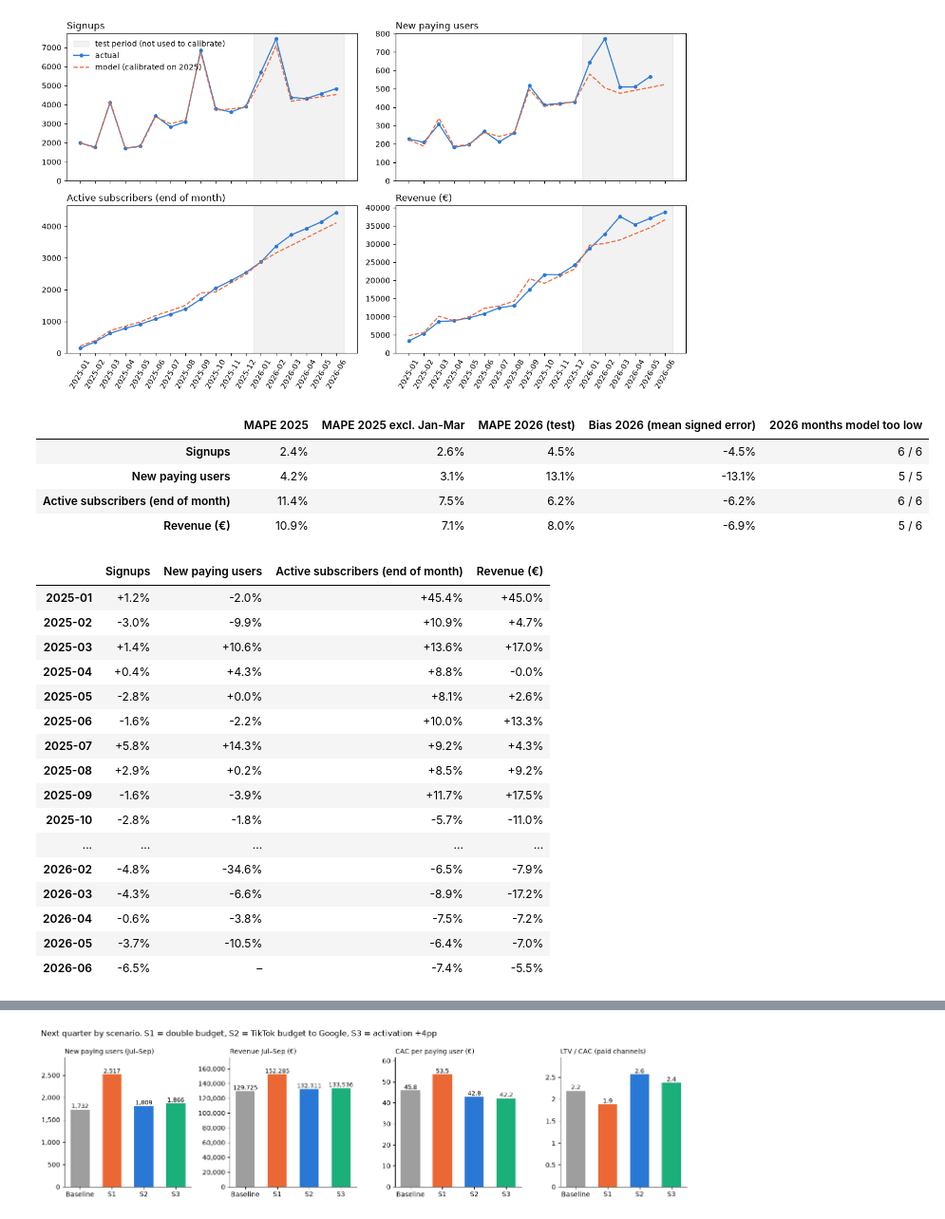
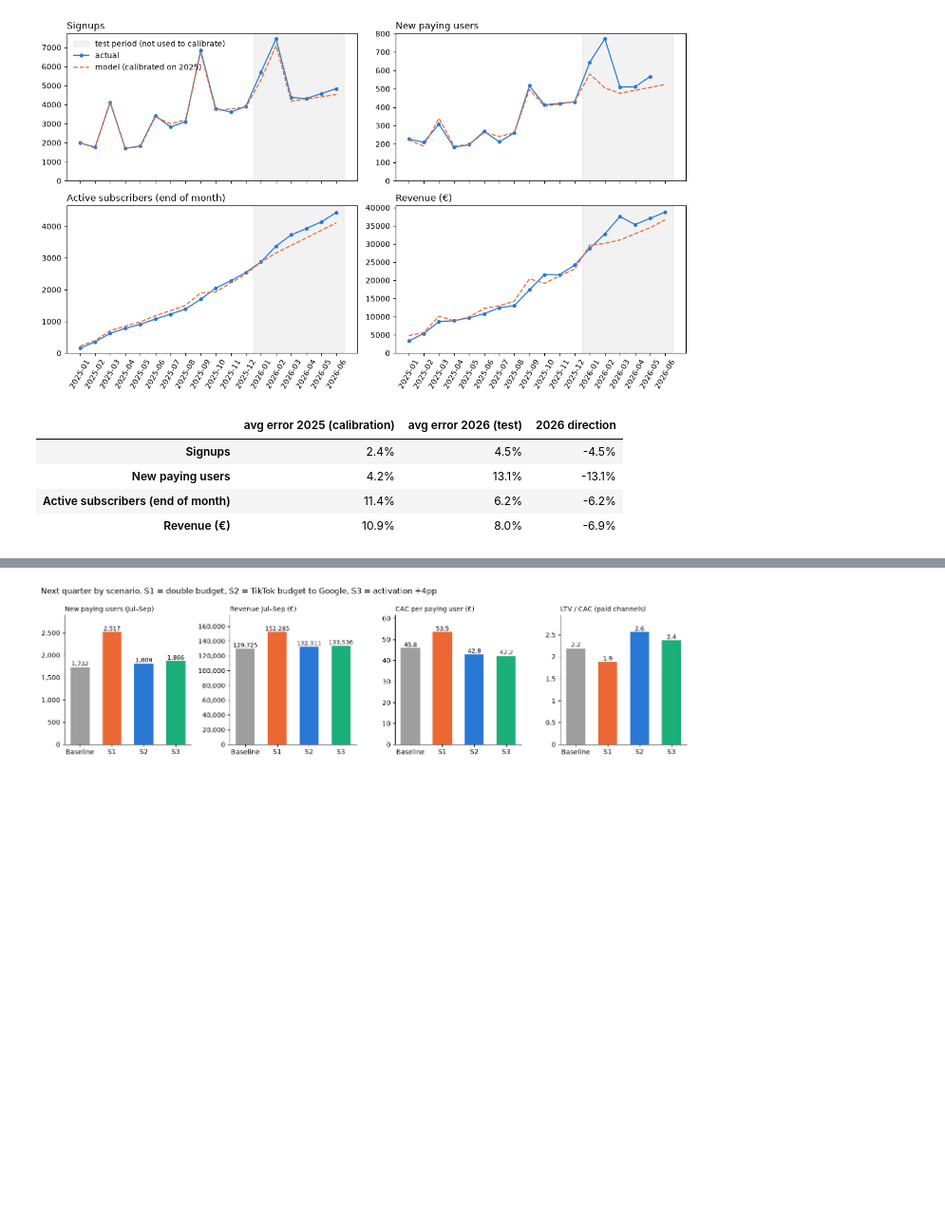
Before and after one commit to abdo0620/Filoop, a Jupyter notebook: notebooks/growth_model.ipynb, the cells around one changed output, grey strips where cells are left out. Shown at 95% size. Saved outputs shown, nothing was run; the diff lists cells and outputs as text; code cells hidden in the pictures; blank space fills up the shorter version.

```diff
--- a/notebooks/growth_model.ipynb
+++ b/notebooks/growth_model.ipynb
@@ -424,42 +412,17 @@ plt.show()
 # %% [output]
 [figure]
 # %%
-# Error per month, with sign: + = model too high, - = model too low
+# error per month: + = model too high, - = model too low
 err = (predicted - actual) / actual
-early = MONTHS < pd.Period("2025-04", "M")   # Jan-Mar 2025: very few subscribers
-
-summary = pd.DataFrame({
-    "MAPE 2025": err[train].abs().mean(),
-    "MAPE 2025 excl. Jan-Mar": err[train & ~early].abs().mean(),
-    "MAPE 2026 (test)": err[~train].abs().mean(),
-    "Bias 2026 (mean signed error)": err[~train].mean(),
-    "2026 months model too low": (err[~train] < 0).sum().astype(str) + " / " + err[~train].notna().sum().astype(str),
-}).rename(index=titles)
-display(summary.style.format({c: ("{:+.1%}" if "Bias" in c else "{:.1%}") for c in summary.columns[:4]}))
-
-monthly = err.rename(columns=titles).set_axis(MONTHS.astype(str))
-display(monthly.style.format("{:+.1%}", na_rep="–").background_gradient(cmap="RdBu_r", vmin=-0.3, vmax=0.3))
+pd.DataFrame({
+    "avg error 2025 (calibration)": err[train].abs().mean(),
+    "avg error 2026 (test)": err[~train].abs().mean(),
+    "2026 direction": err[~train].mean(),
+}).rename(index=titles).style.format({"avg error 2025 (calibration)": "{:.1%}", "avg error 2026 (test)": "{:.1%}", "2026 direction": "{:+.1%}"})
 # %% [output]
-|  | MAPE 2025 | MAPE 2025 excl. Jan-Mar | MAPE 2026 (test) | Bias 2026 (mean signed error) | 2026 months model too low |
-| Signups | 2.4% | 2.6% | 4.5% | -4.5% | 6 / 6 |
-| New paying users | 4.2% | 3.1% | 13.1% | -13.1% | 5 / 5 |
-| Active subscribers (end of month) | 11.4% | 7.5% | 6.2% | -6.2% | 6 / 6 |
-| Revenue (€) | 10.9% | 7.1% | 8.0% | -6.9% | 5 / 6 |
+|  | avg error 2025 (calibration) | avg error 2026 (test) | 2026 direction |
+| Signups | 2.4% | 4.5% | -4.5% |
+| New paying users | 4.2% | 13.1% | -13.1% |
+| Active subscribers (end of month) | 11.4% | 6.2% | -6.2% |
+| Revenue (€) | 10.9% | 8.0% | -6.9% |
-|  | Signups | New paying users | Active subscribers (end of month) | Revenue (€) |
-| 2025-01 | +1.2% | -2.0% | +45.4% | +45.0% |
-| 2025-02 | -3.0% | -9.9% | +10.9% | +4.7% |
-| 2025-03 | +1.4% | +10.6% | +13.6% | +17.0% |
-| 2025-04 | +0.4% | +4.3% | +8.8% | -0.0% |
-| 2025-05 | -2.8% | +0.0% | +8.1% | +2.6% |
-| 2025-06 | -1.6% | -2.2% | +10.0% | +13.3% |
-| 2025-07 | +5.8% | +14.3% | +9.2% | +4.3% |
-| 2025-08 | +2.9% | +0.2% | +8.5% | +9.2% |
-| 2025-09 | -1.6% | -3.9% | +11.7% | +17.5% |
-| 2025-10 | -2.8% | -1.8% | -5.7% | -11.0% |
-| ... | ... | ... | ... | ... |
-| 2026-02 | -4.8% | -34.6% | -6.5% | -7.9% |
-| 2026-03 | -4.3% | -6.6% | -8.9% | -17.2% |
-| 2026-04 | -0.6% | -3.8% | -7.5% | -7.2% |
-| 2026-05 | -3.7% | -10.5% | -6.4% | -7.0% |
-| 2026-06 | -6.5% | – | -7.4% | -5.5% |
 # %% [markdown]
```
Also changed, not shown: parts of 13 cells of this notebook.
